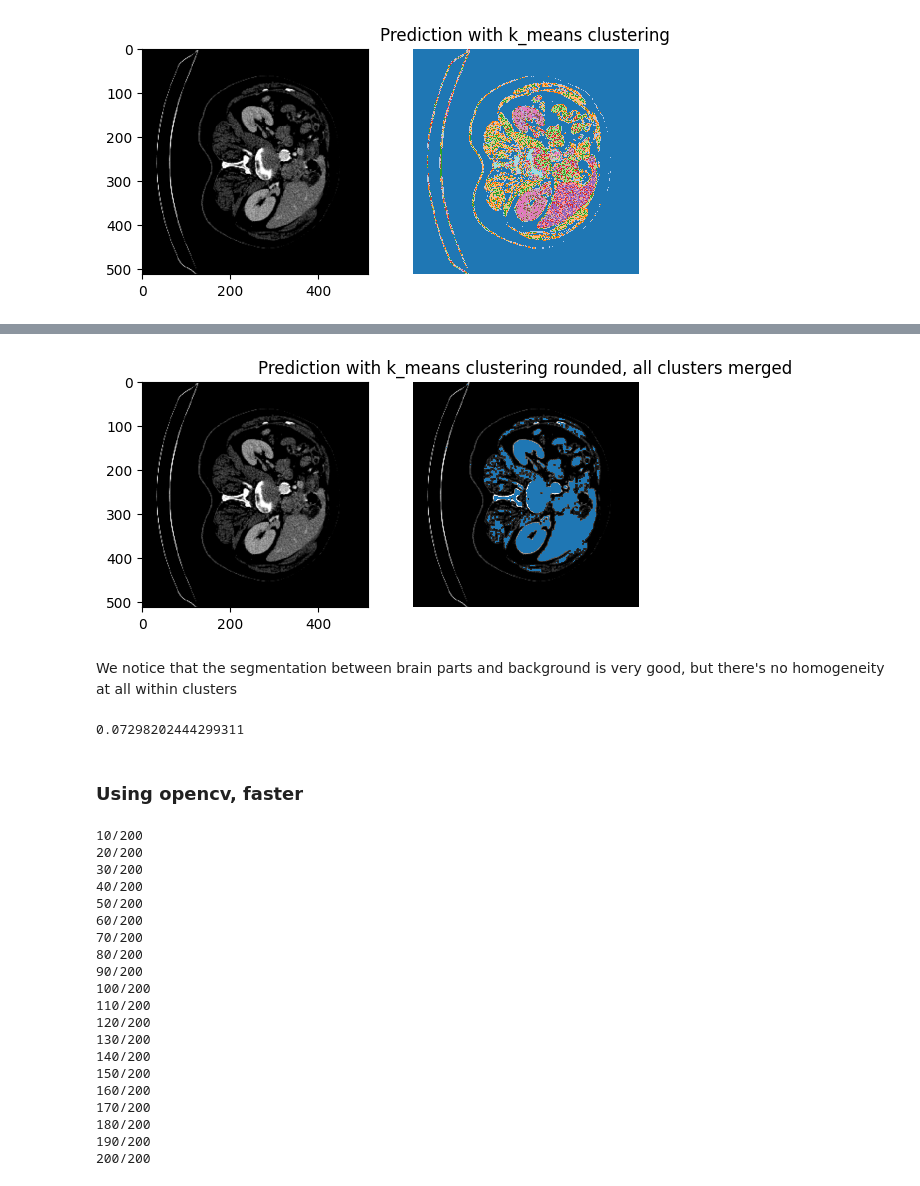
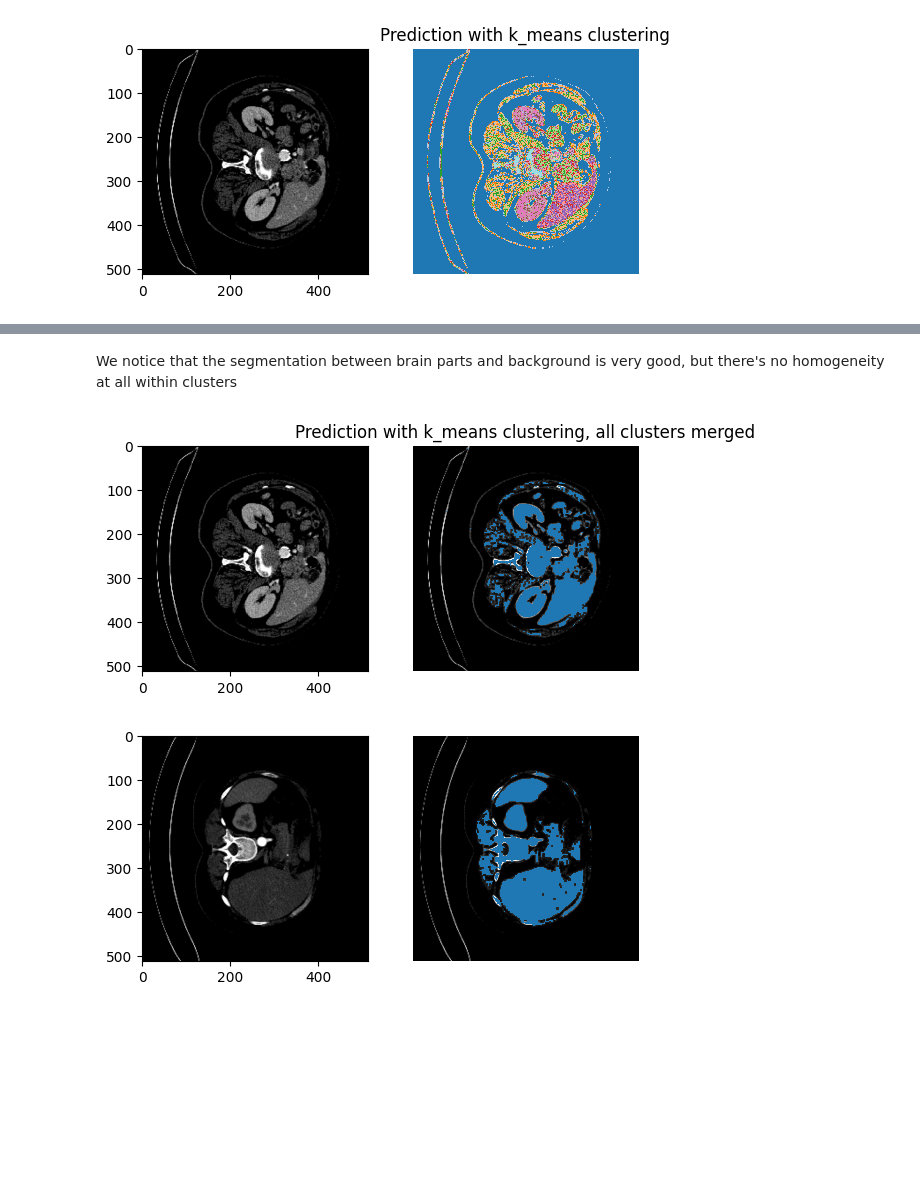
Before and after one commit to arigqt/challenge_ens, a Jupyter notebook: Code/k_means.ipynb, the cells around one changed output, grey strips where cells are left out. Cells and saved outputs as stored; diff of their text form; code cells hidden in the pictures; blank space fills up the shorter version.

```diff
--- a/Code/k_means.ipynb
+++ b/Code/k_means.ipynb
@@ -89,62 +78,22 @@ Text(0.5, 1.0, 'Prediction with k_means clustering rounded')
-# %%
-round_pred = sk_predictions_df.iloc[0].values.reshape((512,512))
-for x in range(512):
-    for y in range(512):
-        if round_pred[x, y] != 0.:
-            round_pred[x, y] = 155.
-# %%
-plot_slice_seg(data_val[0], round_pred)
-plt.title('Prediction with k_means clustering rounded, all clusters merged');
-# %% [output]
-[figure, removed]
 # %% [markdown]
 We notice that the segmentation between brain parts and background is very good, but there's no homogeneity at all within clusters
-# %%
-rand_index_dataset(labels_val, sk_predictions_df.sample(20))
-# %% [output]
-0.07298202444299311
-# %% [markdown]
-### Using opencv, faster
-# %%
-# reshape array to get the long list of RGB colors and then cluster using KMeans()
-#image 2
-attempts=2
-predictions = []
-criteria = (cv2.TERM_CRITERIA_EPS + cv2.TERM_CRITERIA_MAX_ITER, 100, 0.2)
-s=0
-for img in data_val:
-    img_convert = cv2.cvtColor(img, cv2.COLOR_BGR2RGB)
-    vectorized = img_convert.reshape((-1,3))
-    vectorized = np.float32(vectorized)
-    ret,label,center=cv2.kmeans(vectorized,2,None,criteria,attempts,cv2.KMEANS_PP_CENTERS)
-    center = np.uint8(center)
-    res = center[label.flatten()]
-    result_image1 = res.reshape((img_convert.shape))
-    result_image1 = cv2.cvtColor(result_image1, cv2.COLOR_BGR2GRAY)
-    predictions.append(result_image1)
-    s=s+1
-    if s%10 == 0:
-        print(f"{s}/200")
-# %% [output]
-10/200
-20/200
-30/200
-40/200
-50/200
-60/200
-70/200
-80/200
-90/200
-100/200
-110/200
-120/200
-130/200
-140/200
-150/200
-160/200
-170/200
-180/200
-190/200
-200/200
-# %%
-predictions_df = prediction_to_df(predictions)
+# %%
+round_pred1 = df_get_ith_image(predictions_df, 0)
+background1 = np.max(round_pred1)
+for x in range(512):
+    for y in range(512):
+        if round_pred1[x, y] != 0:
+            round_pred1[x, y] = 155.
+
+round_pred2 = df_get_ith_image(predictions_df, 20)
+for x in range(512):
+    for y in range(512):
+        if round_pred2[x, y] != 0:
+            round_pred2[x, y] = 155.
+# %%
+plot_slice_seg(data_val[0], round_pred1)
+plt.title('Prediction with k_means clustering, all clusters merged')
+plot_slice_seg(data_val[20], round_pred2)
+# %% [output]
+[figure, added]
+[figure, added]
```
Also changed, not shown: parts of 33 cells of this notebook, 3 other files.
